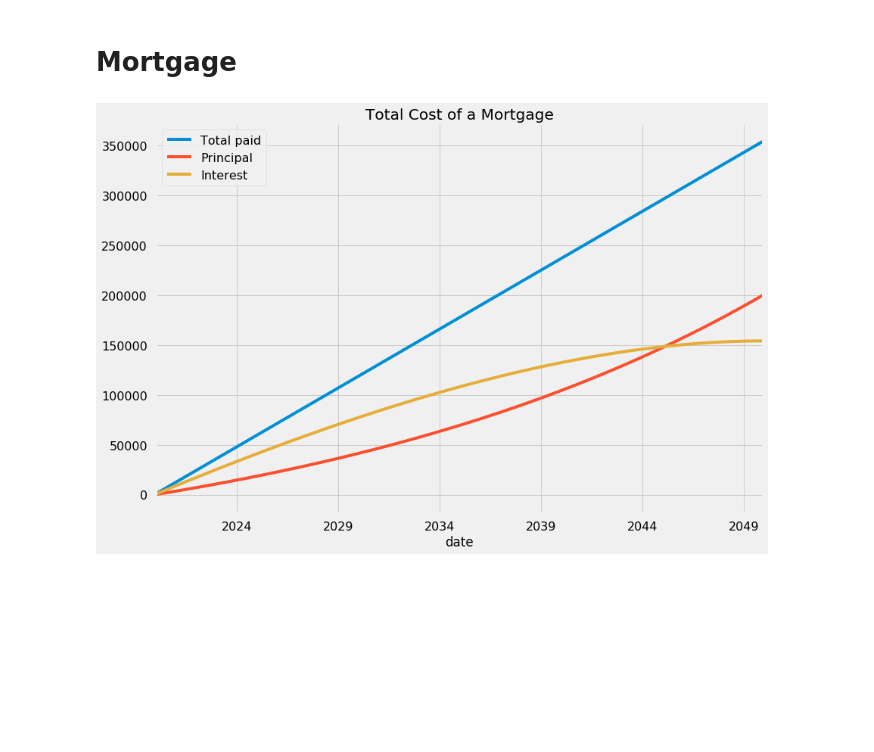
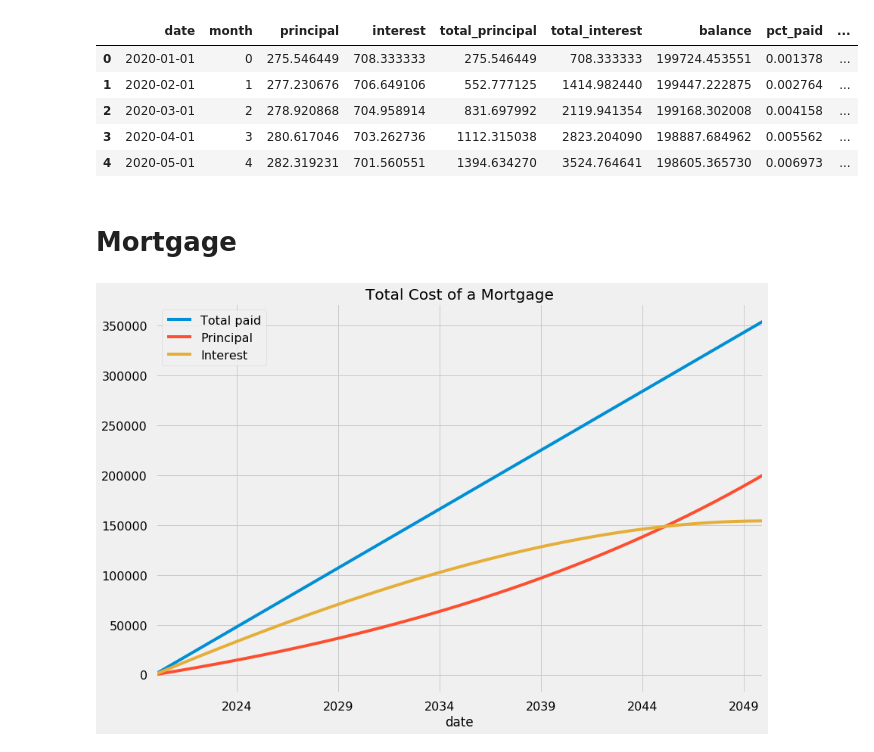
Before and after one commit to ncatranis/housing_analysis, a Jupyter notebook: single_home_analysis.ipynb, the cells around one changed output. Cells and saved outputs as stored; diff of their text form; code cells hidden in the pictures; blank space fills up the shorter version.

```diff
--- a/single_home_analysis.ipynb
+++ b/single_home_analysis.ipynb
@@ -33,3 +38,12 @@ style.use('fivethirtyeight')
+# %%
+extra_pay_mortgage.get_data().head()
+# %% [output]
+|  | date | month | principal | interest | total_principal | total_interest | balance | pct_paid | ... |
+| 0 | 2020-01-01 | 0 | 275.546449 | 708.333333 | 275.546449 | 708.333333 | 199724.453551 | 0.001378 | ... |
+| 1 | 2020-02-01 | 1 | 277.230676 | 706.649106 | 552.777125 | 1414.982440 | 199447.222875 | 0.002764 | ... |
+| 2 | 2020-03-01 | 2 | 278.920868 | 704.958914 | 831.697992 | 2119.941354 | 199168.302008 | 0.004158 | ... |
+| 3 | 2020-04-01 | 3 | 280.617046 | 703.262736 | 1112.315038 | 2823.204090 | 198887.684962 | 0.005562 | ... |
+| 4 | 2020-05-01 | 4 | 282.319231 | 701.560551 | 1394.634270 | 3524.764641 | 198605.365730 | 0.006973 | ... |
 # %%
 %%markdown
 
```
Also changed, not shown: parts of 37 cells of this notebook, 2 other files.
